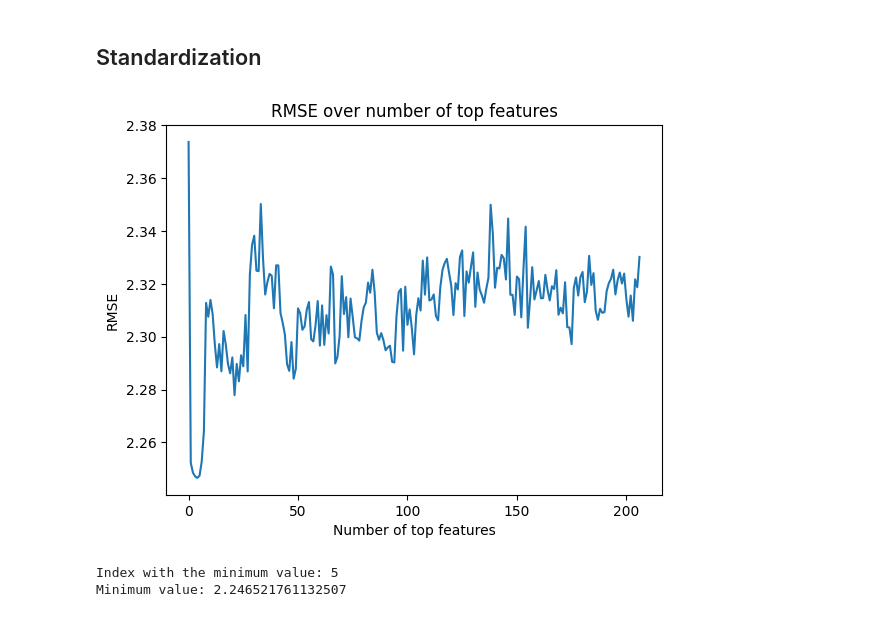
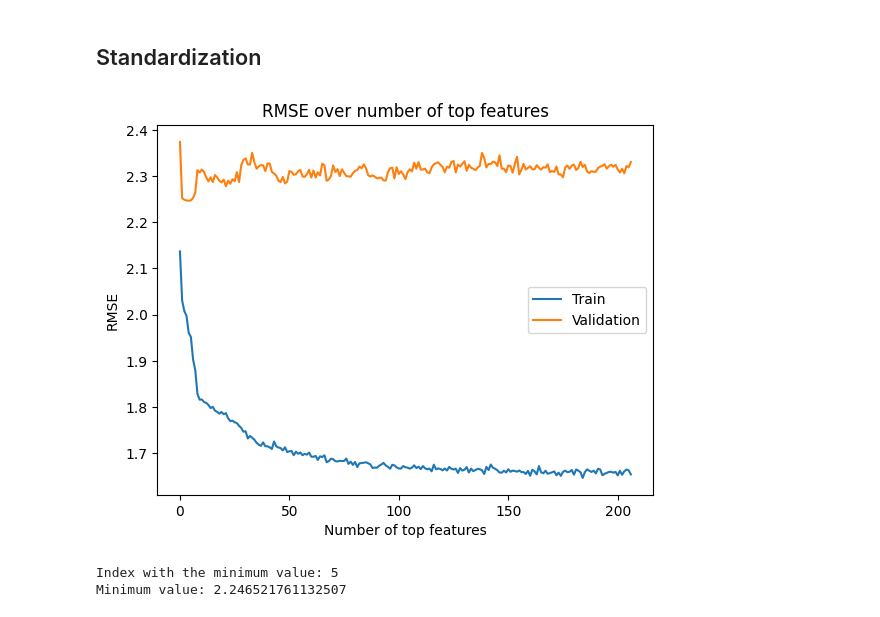
Before and after one commit to masaver/brist1d, a Jupyter notebook: notebooks/ralf/modelling/3.20-global-model-bg-insulin-cals-hr-steps-3hs-5min/01-feature-importance.ipynb, the cells around one changed output. Cells and saved outputs as stored; diff of their text form; code cells hidden in the pictures.

```diff
--- a/notebooks/ralf/modelling/3.20-global-model-bg-insulin-cals-hr-steps-3hs-5min/01-feature-importance.ipynb
+++ b/notebooks/ralf/modelling/3.20-global-model-bg-insulin-cals-hr-steps-3hs-5min/01-feature-importance.ipynb
@@ -63,7 +63,8 @@ features
 from tqdm.notebook import tqdm
 import numpy as np
 
-rmses = {}
+root_mean_squared_errors_train = {}
+root_mean_squared_errors_val = {}
 
 train_data_transformed = pipeline.fit_transform(train_data)
 validation_data_transformed = pipeline.transform(validation_data)
@@ -79,24 +80,29 @@ for i in tqdm(range(1, len(shp.get_top_features()))):
     X_val_loop = X_val[shp.get_top_features(i)]
     model = tuner.regressor()
 
-    y_log = np.log1p(y_train)
-    model.fit(X=X_train_loop, y=y_log)
+    y_train_log = np.log1p(y_train)
+    model.fit(X=X_train_loop, y=y_train_log)
+    y_train_predict_log = model.predict(X=X_train_loop)
+    y_train_predict = np.expm1(y_train_predict_log)
 
     y_pred_log = model.predict(X=X_val_loop)
     y_pred = np.expm1(y_pred_log)
 
-    rmses[i] = root_mean_squared_error(y_val, y_pred)
+    root_mean_squared_errors_train[i] = root_mean_squared_error(y_train, y_train_predict)
+    root_mean_squared_errors_val[i] = root_mean_squared_error(y_val, y_pred)
 # %% [markdown]
 ## Standardization
 # %%
 import matplotlib.pyplot as plt
 %matplotlib inline
-plt.plot(rmses.values())
+plt.plot(root_mean_squared_errors_train.values(), label='Train')
+plt.plot(root_mean_squared_errors_val.values(), label='Validation')
+plt.legend()
 plt.title('RMSE over number of top features')
 plt.xlabel('Number of top features')
 plt.ylabel('RMSE')
 plt.show()
 # %% [output]
-[figure, old version]
+[figure, new version]
 # %%
 # Find the key with the minimum value
```
Also changed, not shown: parts of 1 cell of this notebook.
